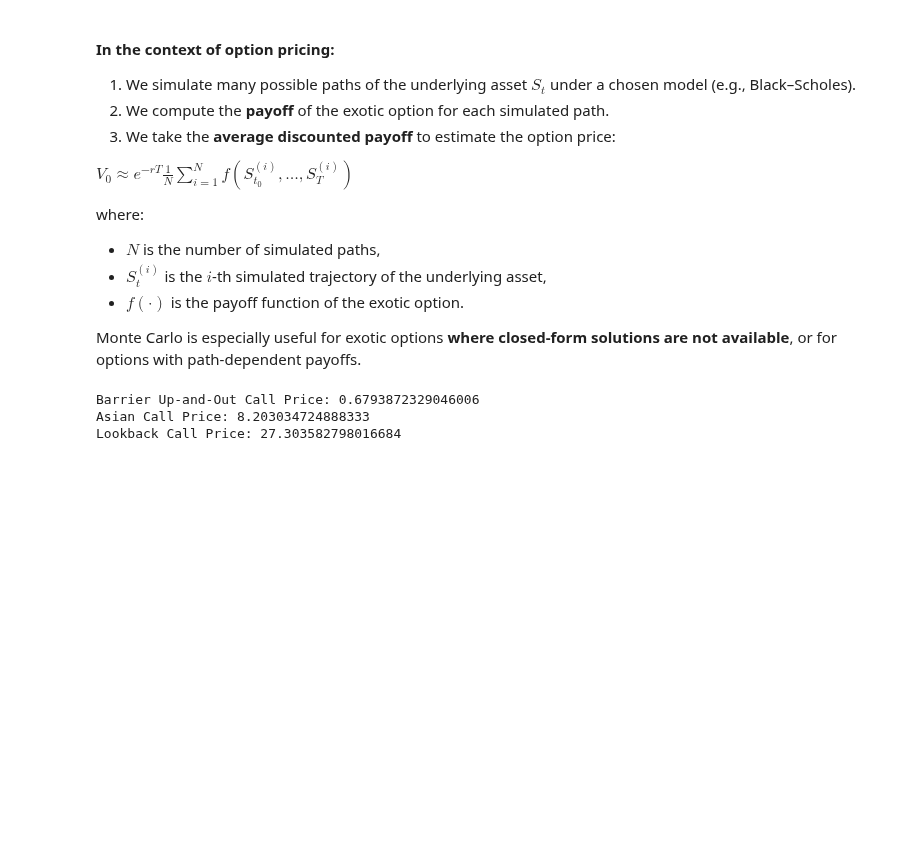
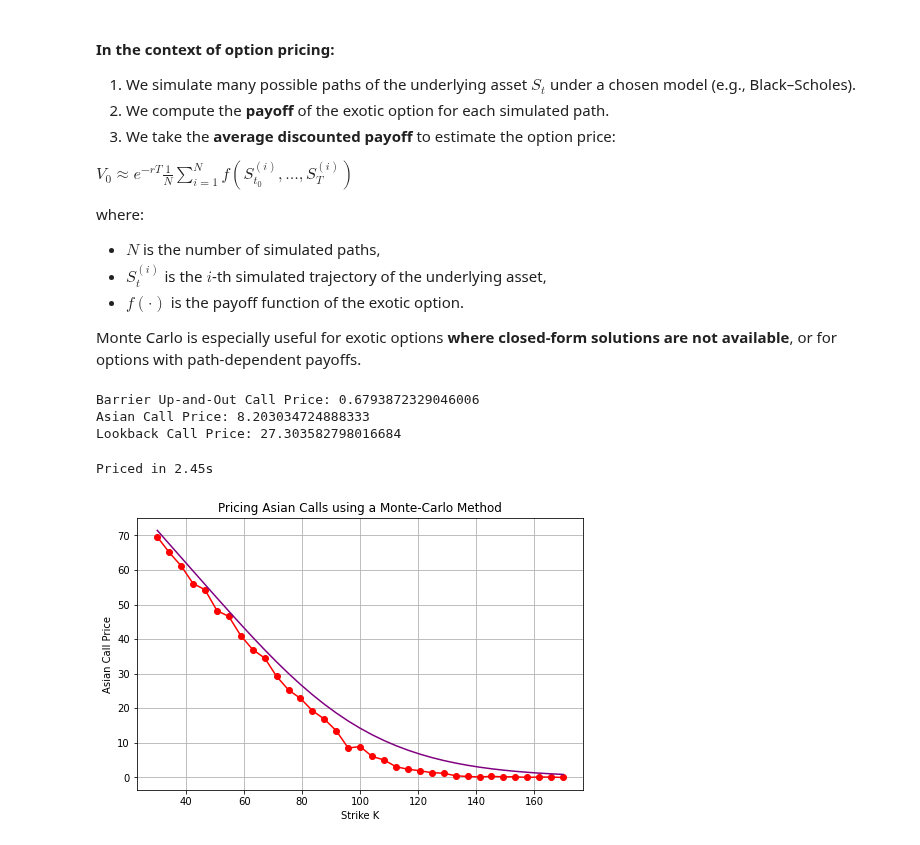
Before and after one commit to SK8gh/EFREI, a Jupyter notebook: Pricing in practice.ipynb, the cells around one changed output. Cells and saved outputs as stored; diff of their text form; code cells hidden in the pictures; blank space fills up the shorter version.

```diff
--- a/Pricing in practice.ipynb
+++ b/Pricing in practice.ipynb
@@ -290,11 +290,11 @@ def black_scholes_price(S0: float, K: float, T: float, r: float, sigma: float, o
         raise ValueError("option_type must be 'call' or 'put'")
 # %%
 # Choosing strikes & computing prices
-strikes = np.linspace(30, 170, 140)
-prices = [black_scholes_price(S0=100, K=strike, T=1, r=0.05, sigma=0.3, option_type="call") for strike in strikes]
+strikes = np.linspace(30, 170, 35)
+call_prices = [black_scholes_price(S0=100, K=strike, T=1, r=0.05, sigma=0.3, option_type="call") for strike in strikes]
 
 plt.figure(figsize=(10, 5))
-plt.plot(strikes, prices, lw=2.5, color='purple')
+plt.plot(strikes, call_prices, lw=2.5, color='purple')
 plt.xlabel("Strike")
 plt.ylabel("Call Price")
 plt.title(f"Call option price as a function of its strike")
@@ -582,30 +582,34 @@ Lookback Call Price: 27.303582798016684
 # %%
 import numpy as np
 import matplotlib.pyplot as plt
 import time
 
 # Parameters
 S0 = 100
 r = 0.05
 sigma = 0.3
 T = 1
-n_steps = 1000
-n_paths = 1000
+n_steps = 50
+n_paths = 300
 
 # Strike range
-K_values = np.linspace(80, 120, 20)
+strikes = np.linspace(30, 170, 35)
 
 # Compute option prices
 start_time = time.time()
 asian_prices = [monte_carlo_option_price(asian_call_payoff, S0, r, sigma, T, n_steps, n_paths, strike=strike)
-                for strike in K_values]
+                for strike in strikes]
 print(f"Priced in {np.around(time.time() - start_time, 4)}s")
 
 # Plot
 plt.figure(figsize=(8,5))
-plt.plot(K_values, asian_prices, marker='o', color='blue')
+plt.plot(strikes, asian_prices, marker='o', color='red')
+plt.plot(strikes, call_prices, color='purple')
 plt.xlabel("Strike K")
 plt.ylabel("Asian Call Price")
 plt.title("Pricing Asian Calls using a Monte-Carlo Method")
 plt.grid(True)
 plt.show()
+# %% [output]
+Priced in 2.45s
+[figure, added]
```
